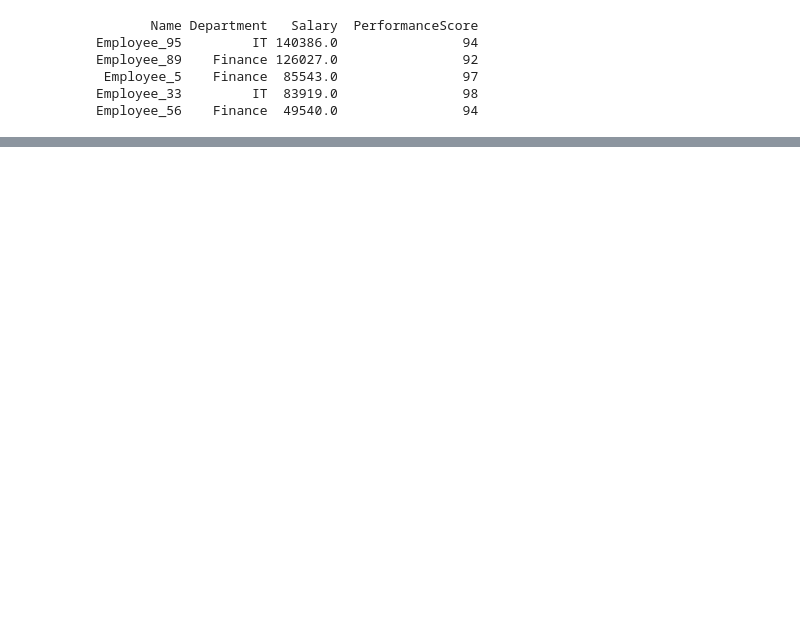
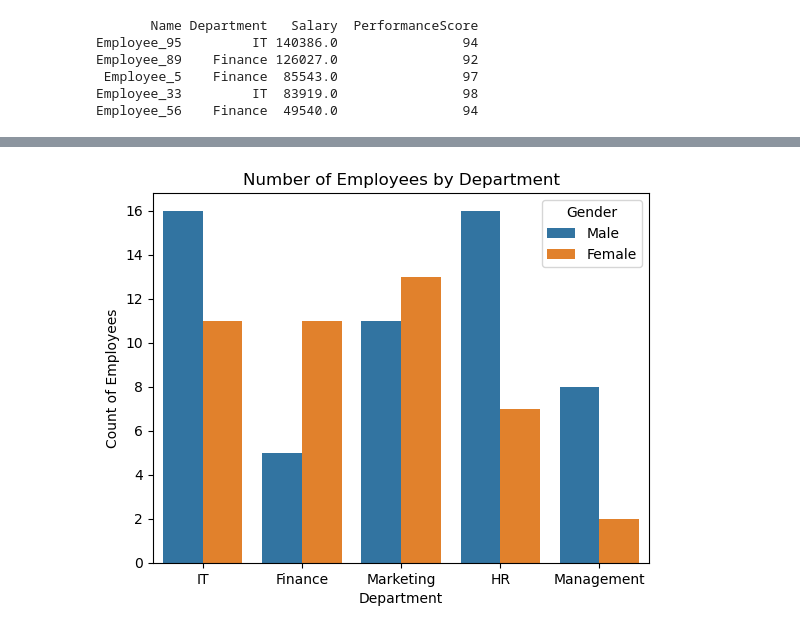
Before and after one commit to shahbaz-kamal/machine_learning, a Jupyter notebook: 17-final_exam/final_exam_shahbaz.ipynb, the cells around one changed output, grey strips where cells are left out. Cells and saved outputs as stored; diff of their text form; code cells hidden in the pictures; blank space fills up the shorter version.

```diff
--- a/17-final_exam/final_exam_shahbaz.ipynb
+++ b/17-final_exam/final_exam_shahbaz.ipynb
@@ -101,0 +110,5 @@ Employee_56    Finance  49540.0                94
+# %%
+employees["SalaryPerHour"]=employees["Salary"]/(employees["WorkHoursPerWeek"] * 4)
+
+filtered_top_five_employees=employees.sort_values(by='SalaryPerHour',ascending=False).head(5)
+filtered_top_five_employees[["Name","SalaryPerHour"]].style.hide(axis='index')
@@ -101,0 +139,8 @@ Employee_56    Finance  49540.0                94
+# %%
+sns.countplot(data=employees,x='Department',hue='Gender')
+plt.xlabel("Department")
+plt.ylabel("Count of Employees")
+plt.title("Number of Employees by Department")
+plt.show()
+# %% [output]
+[figure, added]
```
Also changed, not shown: parts of 3 cells of this notebook, 3 other files.
